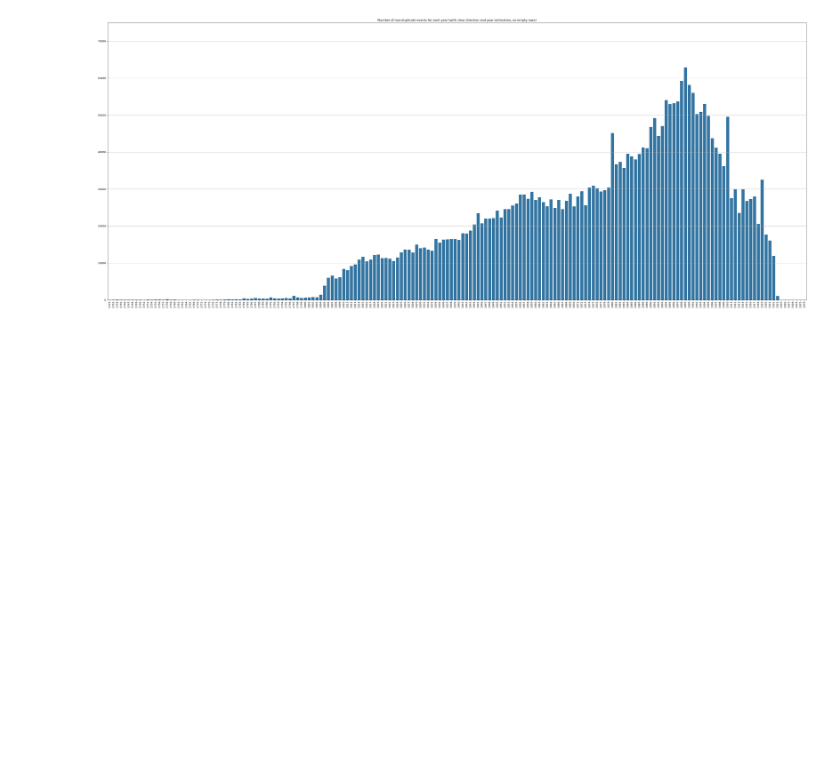
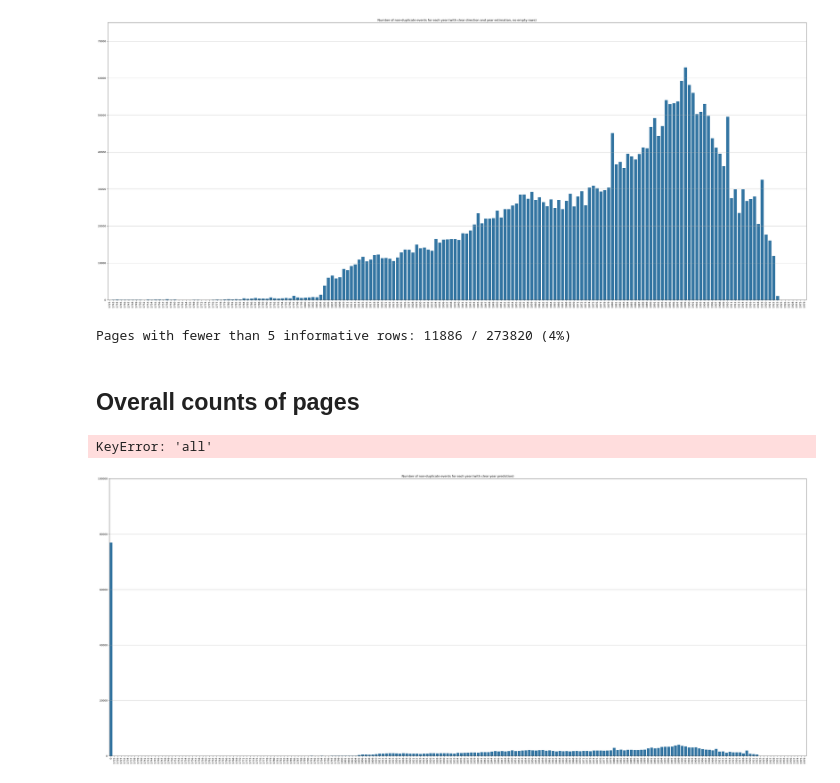
Before and after one commit to TurkuNLP/htr-hiski-alignment, a Jupyter notebook: extracting-migrations-plotting_overlaps.ipynb, the cells around one changed output. Drawn from its saved outputs; the diff is of its cells as text; code cells hidden in the pictures; blank space fills up the shorter version.

Commit message:
update finding duplicate pages

```diff
--- a/extracting-migrations-plotting_overlaps.ipynb
+++ b/extracting-migrations-plotting_overlaps.ipynb
@@ -209,0 +210,49 @@ _ = axs.set_xticklabels(labels=sorted(non_duplicate_events_year_counts_valid_yea
+# %%
+MIN_INFO_ROWS = 5  # pages with fewer informative rows than this are counted
+
+page_info_counts = defaultdict(int)
+
+for file_path in tqdm(output_jsonls):
+    with open(file_path, "r") as fp:
+        for line in fp:
+            e = json.loads(line)
+            page_key = (e["book"], e["page_n"], e["side"])
+            if e["has_information"]:
+                page_info_counts[page_key] += 1
+
+pages_below_threshold = sum(
+    1 for count in page_info_counts.values() if count < MIN_INFO_ROWS
+)
+total_pages = len(page_info_counts)
+print(
+    f"Pages with fewer than {MIN_INFO_ROWS} informative rows: "
+    f"{pages_below_threshold} / {total_pages} "
+    f"({round(100 * pages_below_threshold / total_pages)}%)"
+)
+# %% [output]
+Pages with fewer than 5 informative rows: 11886 / 273820 (4%)
+# %% [markdown]
+## Overall counts of pages
+# %%
+MIN_INFO_ROWS = 5
+valid_years = range(*DuplicateConfig.correct_year_prediction_bounds)
+
+# --- Pass 1: aggregate rows into page records ---
+page_records: dict[tuple, dict] = {}
+
+for file_path in tqdm(output_jsonls):
+    with open(file_path) as fp:
+        for line in fp:
+            e = json.loads(line)
+            page_key = (e["book"], e["page_n"], e["side"])
+            if page_key not in page_records:
+                page_records[page_key] = {
+                    "duplicate": e["duplicate"],
+                    "in_out": e["in/out"],
+                    "year": e["year_prediction"],
+                    "info_count": 0,
+                }
+            if e["has_information"]:
+                page_records[page_key]["info_count"] += 1
+# %% [output]
+KeyError: 'all'
@@ -209,0 +298,16 @@ _ = axs.set_xticklabels(labels=sorted(non_duplicate_events_year_counts_valid_yea
+# %%
+year_start = min(year_counts["all"].keys())
+year_end = max(year_counts["all"].keys())
+
+fig, axs = plt.subplots(figsize=(50, 20))
+sns.barplot(
+    x=tuple([x[0] for x in year_counts["all"].items()]),
+    y=tuple([x[1] for x in year_counts["all"].items()]),
+)
+axs.set_ylim(0, 100000)
+axs.grid(axis="y")
+axs.set_title("Number of non-duplicate events for each year (with clear year prediction)")
+axs.set_xticks(axs.get_xticks())
+_ = axs.set_xticklabels(labels=sorted(year_counts["all"].keys()), rotation=90)
+# %% [output]
+[figure, added]
```
Also changed, not shown: parts of 9 cells of this notebook, 2 other files.
